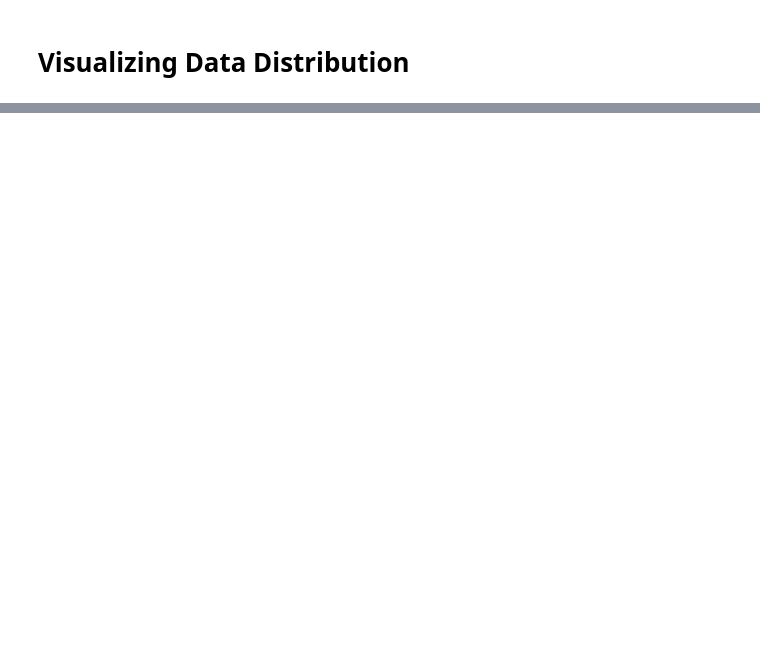
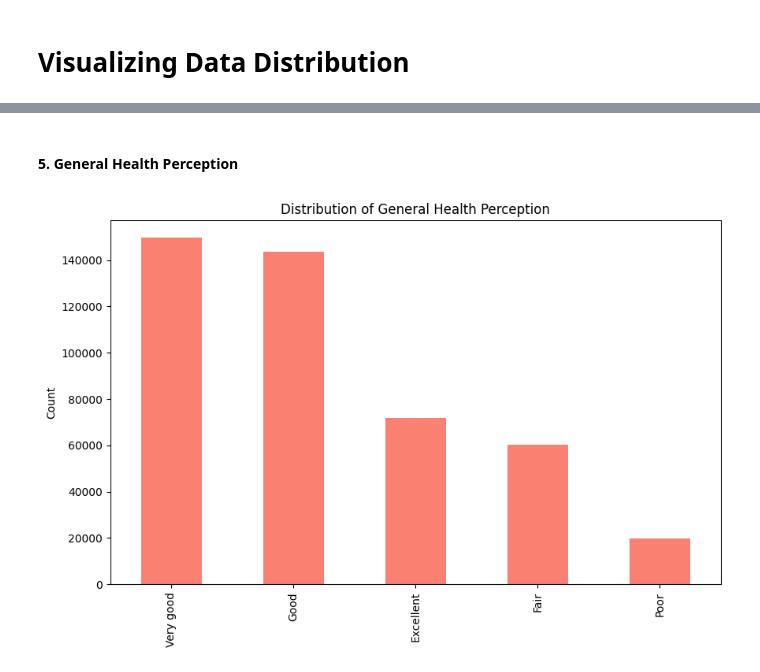
Before and after one commit to rajkumarshahu/AI-Colab, a Jupyter notebook: AI_Project.ipynb, the cells around one changed output, grey strips where cells are left out. Saved outputs shown, nothing was run; the diff lists cells and outputs as text; code cells hidden in the pictures; blank space fills up the shorter version.

```diff
--- a/AI_Project.ipynb
+++ b/AI_Project.ipynb
@@ -86,0 +149,10 @@ KeyError: ignored
+# %% [markdown]
+#### 5. General Health Perception
+# %%
+plt.figure(figsize=(10, 6))
+data['GeneralHealth'].value_counts().plot(kind='bar', color='salmon')
+plt.title('Distribution of General Health Perception')
+plt.ylabel('Count')
+plt.show()
+# %% [output]
+[figure, added]
```
Also changed, not shown: parts of 18 cells of this notebook.
